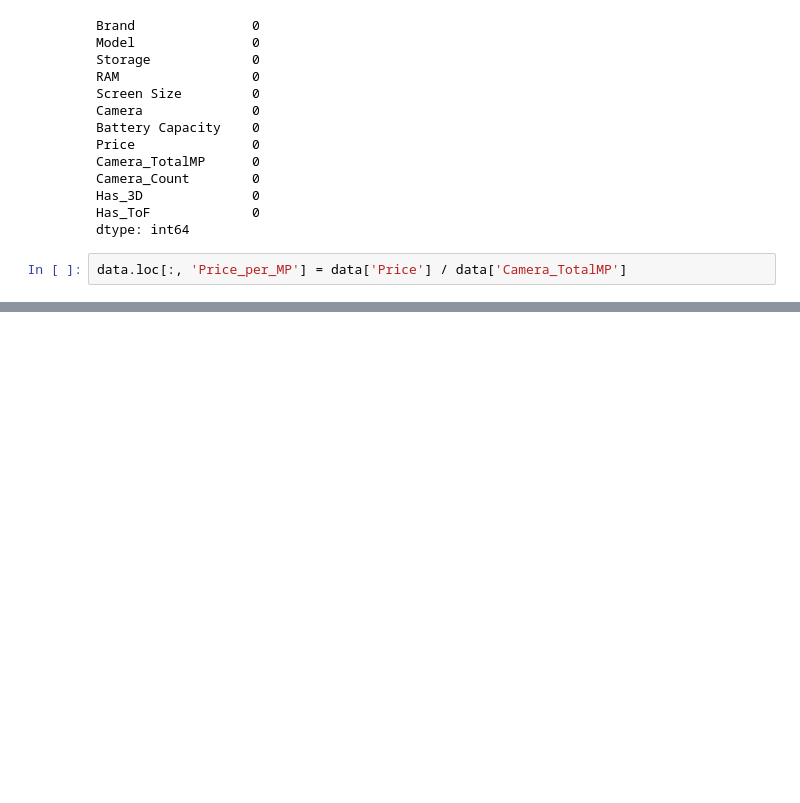
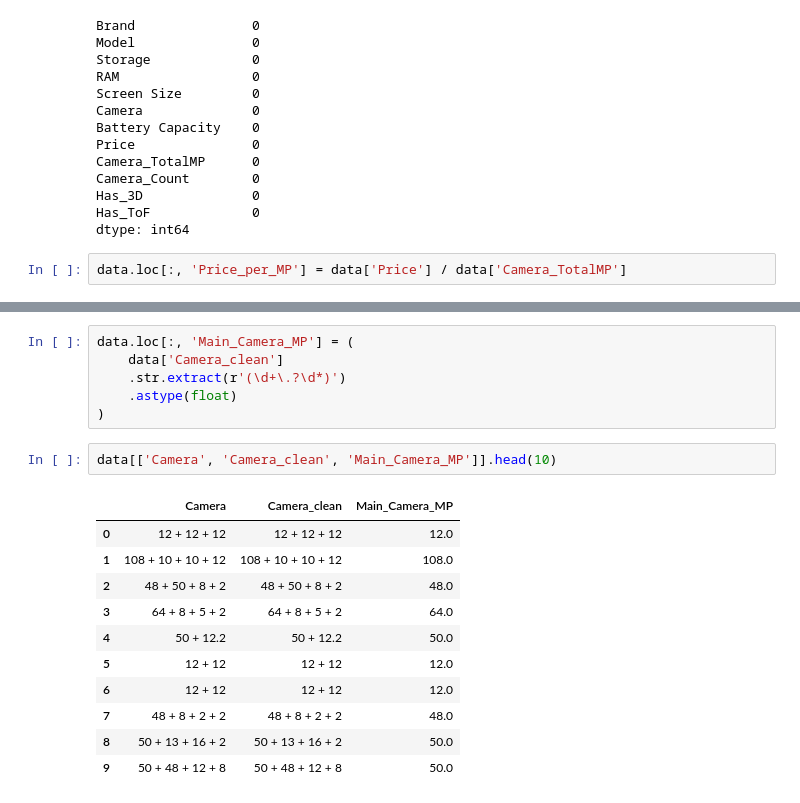
Before and after one commit to aminentezari/MobilePrice-Analysis, a Jupyter notebook: notebooks/data-cleaning.ipynb, the cells around one changed output, grey strips where cells are left out. Cells and saved outputs as stored; diff of their text form; blank space fills up the shorter version.

```diff
--- a/notebooks/data-cleaning.ipynb
+++ b/notebooks/data-cleaning.ipynb
@@ -181,0 +193,20 @@ data.to_csv("clean_mobile_data.csv", index=False)
+# %%
+data.loc[:, 'Main_Camera_MP'] = (
+    data['Camera_clean']
+    .str.extract(r'(\d+\.?\d*)')
+    .astype(float)
+)
+# %%
+data[['Camera', 'Camera_clean', 'Main_Camera_MP']].head(10)
+# %% [output]
+|  | Camera | Camera_clean | Main_Camera_MP |
+| 0 | 12 + 12 + 12 | 12 + 12 + 12 | 12.0 |
+| 1 | 108 + 10 + 10 + 12 | 108 + 10 + 10 + 12 | 108.0 |
+| 2 | 48 + 50 + 8 + 2 | 48 + 50 + 8 + 2 | 48.0 |
+| 3 | 64 + 8 + 5 + 2 | 64 + 8 + 5 + 2 | 64.0 |
+| 4 | 50 + 12.2 | 50 + 12.2 | 50.0 |
+| 5 | 12 + 12 | 12 + 12 | 12.0 |
+| 6 | 12 + 12 | 12 + 12 | 12.0 |
+| 7 | 48 + 8 + 2 + 2 | 48 + 8 + 2 + 2 | 48.0 |
+| 8 | 50 + 13 + 16 + 2 | 50 + 13 + 16 + 2 | 50.0 |
+| 9 | 50 + 48 + 12 + 8 | 50 + 48 + 12 + 8 | 50.0 |
```
Also changed, not shown: parts of 7 cells of this notebook, 1 other file.
